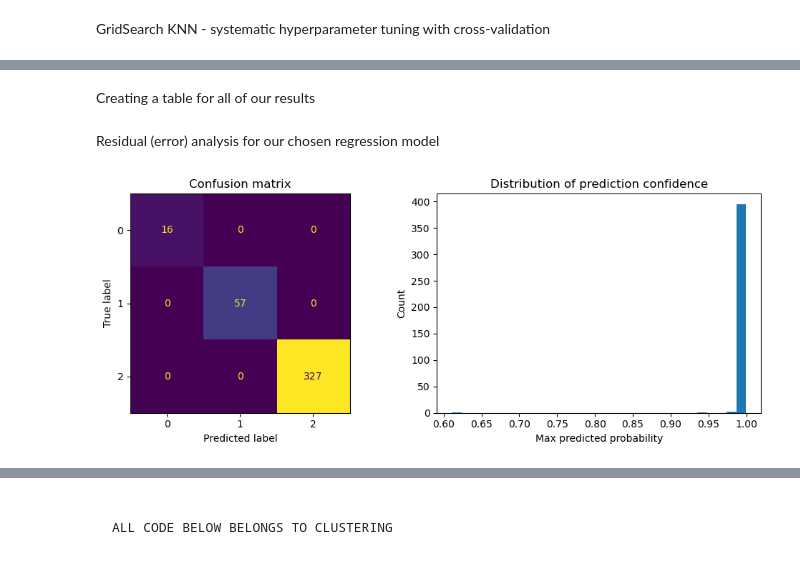
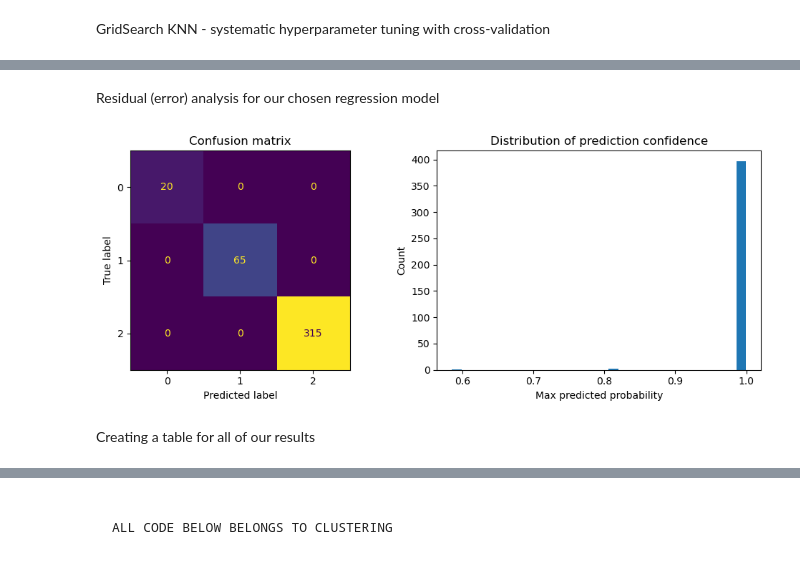
Before and after one commit to linneaovervad/examAML, a Jupyter notebook: cancer.ipynb, the cells around one changed output, grey strips where cells are left out. Drawn from its saved outputs; the diff is of its cells as text; code cells hidden in the pictures.

```diff
--- a/cancer.ipynb
+++ b/cancer.ipynb
@@ -659,2 +575,42 @@ Classification report (test):
+# %% [markdown]
+Residual (error) analysis for our chosen regression model
+# %%
+from sklearn.metrics import confusion_matrix, ConfusionMatrixDisplay
+import matplotlib.pyplot as plt
+import numpy as np
+
+# vælg din bedste classifier-model
+best_model = xgbc   # eller rf_clf, gbr_clf, knn, osv.
+
+# forudsigelser (encoded)
+y_pred_enc = best_model.predict(X_test)
+
+# konvertér tilbage til string labels
+y_pred = le.inverse_transform(y_pred_enc)
+
+plt.figure(figsize=(10, 4))
+
+# 1) Confusion matrix
+plt.subplot(1, 2, 1)
+cm = confusion_matrix(y_test, y_pred)   # nu: begge er strings
+disp = ConfusionMatrixDisplay(confusion_matrix=cm)
+disp.plot(ax=plt.gca(), colorbar=False)
+plt.title("Confusion matrix")
+plt.xlabel("Predicted label")
+plt.ylabel("True label")
+
+# 2) Histogram over prediction confidence
+plt.subplot(1, 2, 2)
+y_proba = best_model.predict_proba(X_test)
+max_proba = y_proba.max(axis=1)
+plt.hist(max_proba, bins=30)
+plt.xlabel("Max predicted probability")
+plt.ylabel("Count")
+plt.title("Distribution of prediction confidence")
+
+plt.tight_layout()
+plt.show()
+# %% [output]
+[figure, added]
 # %% [markdown]
 Creating a table for all of our results
@@ -701,38 +617 @@ def evaluate_classifier(name, model, X_train, X_test, y_train, y_test):
-# %% [markdown]
-Residual (error) analysis for our chosen regression model
-# %%
-from sklearn.metrics import confusion_matrix, ConfusionMatrixDisplay
-import matplotlib.pyplot as plt
-import numpy as np
-
-# vælg din bedste classifier-model
-best_model = xgbc   # eller rf_clf, gbr_clf, knn, osv.
-
-# forudsigelser
-y_pred = best_model.predict(X_test)
-y_proba = best_model.predict_proba(X_test)   # sandsynligheder pr. klasse
-
-plt.figure(figsize=(10, 4))
-
-# 1) Confusion matrix
-plt.subplot(1, 2, 1)
-cm = confusion_matrix(y_test, y_pred)
-disp = ConfusionMatrixDisplay(confusion_matrix=cm)
-disp.plot(ax=plt.gca(), colorbar=False)
-plt.title("Confusion matrix")
-plt.xlabel("Predicted label")
-plt.ylabel("True label")
-
-# 2) Histogram over prediction confidence
-plt.subplot(1, 2, 2)
-max_proba = y_proba.max(axis=1)   # modelens sikkerhed på sin valgte klasse
-plt.hist(max_proba, bins=30)
-plt.xlabel("Max predicted probability")
-plt.ylabel("Count")
-plt.title("Distribution of prediction confidence")
-
-plt.tight_layout()
-plt.show()
-# %% [output]
-[figure, removed]
 # %%
```
Also changed, not shown: parts of 23 cells of this notebook.
